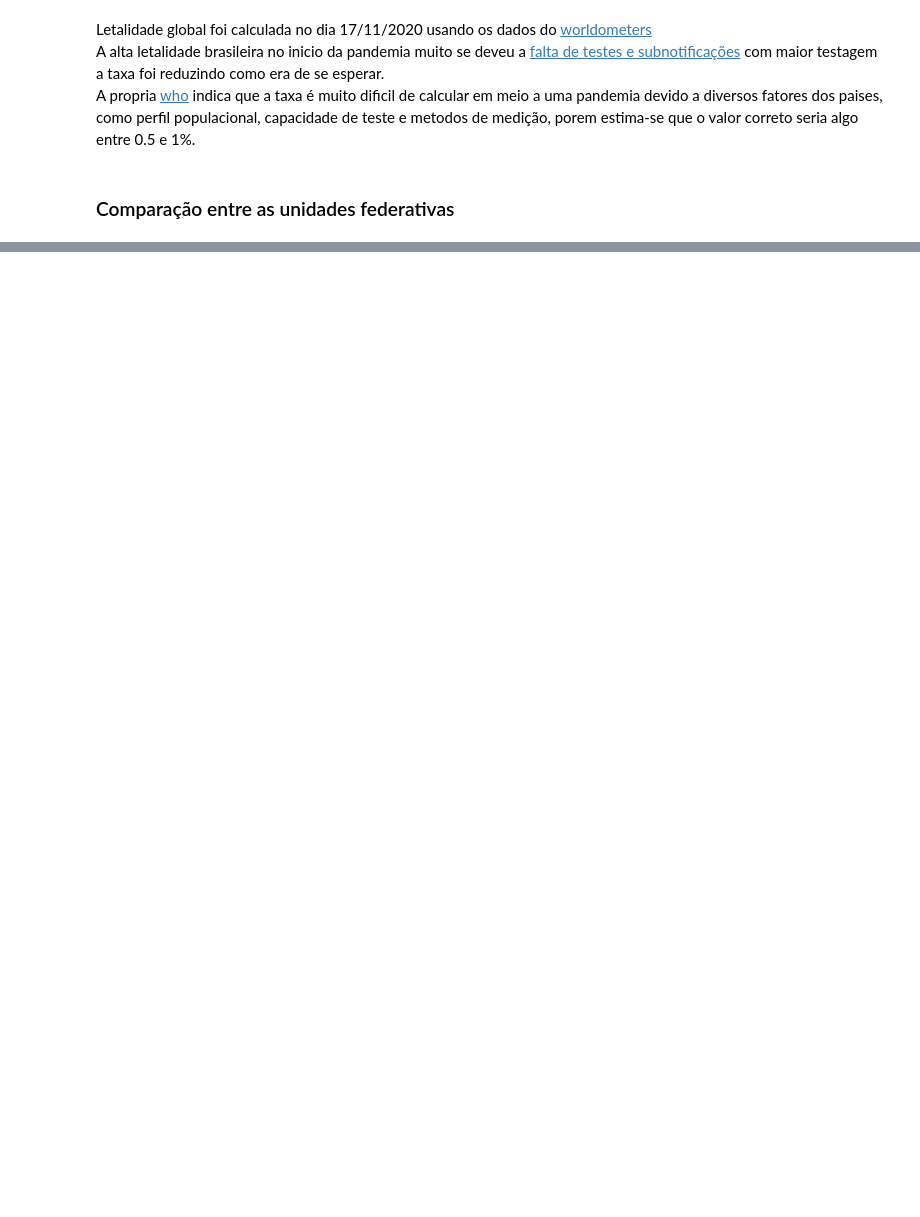
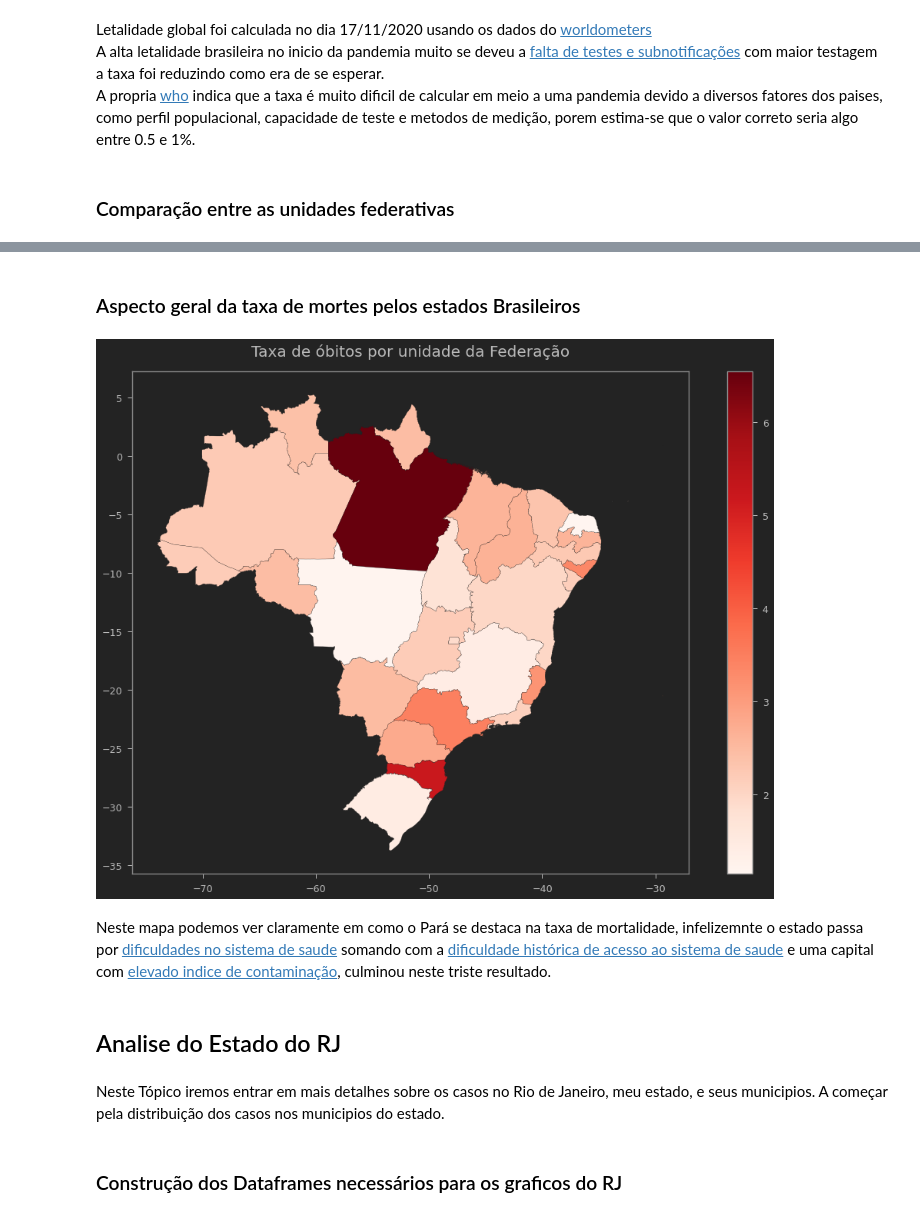
Before and after one commit to Igor-Arantes/Bootcamp-Data-Science-Aplicada, a Jupyter notebook: Igor_Arantes_Desafio_01.ipynb, the cells around one changed output, grey strips where cells are left out. Cells and saved outputs as stored; diff of their text form; code cells hidden in the pictures; blank space fills up the shorter version.

```diff
--- a/Igor_Arantes_Desafio_01.ipynb
+++ b/Igor_Arantes_Desafio_01.ipynb
@@ -27,3 +54,9 @@ dados_covid = pd.read_csv('https://www.dropbox.com/s/6vhga15llnr1wmo/caso_full.c
+# %%
+geo_src = 'https://www.dropbox.com/s/6so56ucaehcekac/bcim_2016_21_11_2018.gpkg?dl=1'
+UF_LIM = gpd.read_file(geo_src,layer='lim_unidade_federacao_a')
+UF_LIM.drop(UF_LIM.columns[0:3],axis=1,inplace=True)
+UF_LIM.drop(UF_LIM.columns[1:8],axis=1,inplace=True)
+UF_LIM.rename(columns={'sigla':'ESTADO'},inplace=True)
 # %% [markdown]
 ### Exploração incial dos dados
 O objetivo de fazer uma exploração inicial na base de dados é identificar o comportamento do datast, falhas, necessidades  de conversão, tamanho das colunas e  outras informações necessárias ao desenvolvimento do projeto
@@ -313,0 +377,20 @@ plt.show()
+# %% [markdown]
+### Aspecto geral da taxa de mortes pelos estados Brasileiros
+# %%
+#Adicionando dados de geometria ao dataframe dos estados
+covid_uf['geometry'] = UF_LIM.sort_values(by='ESTADO')['geometry']
+covid_uf=gpd.GeoDataFrame(covid_uf)
+# %%
+covid_uf.plot(column='death_rate',cmap='Reds', figsize=(18,12),legend=True,edgecolor='k')
+plt.title('Taxa de óbitos por unidade da Federação',pad=20, fontsize=20)
+plt.show()
+# %% [output]
+[figure, added]
+# %% [markdown]
+Neste mapa podemos ver claramente em como o Pará se destaca na taxa de mortalidade, infelizemnte o estado passa por [dificuldades no sistema de saude](https://www.terra.com.br/vida-e-estilo/saude/no-para-mortes-e-atendimento-precario-acentuam-a-covid-19,4fffb6ade65dbcbc68a043c4a85cb6c6u4oghwjd.html) somando com a [dificuldade histórica de acesso ao sistema de saude](http://www.jornalbeiradorio.ufpa.br/novo/index.php/2015/157-2015-03-26-14-05-01/1681-2015-03-26-14-27-46) e uma capital com [elevado indice de contaminação](https://noticias.uol.com.br/saude/ultimas-noticias/redacao/2020/07/02/belem-40-de-contaminados-em-testagem-aposta-em-imunizacao.htm), culminou neste triste resultado.
+# %% [markdown]
+## Analise do Estado do RJ
+# %% [markdown]
+Neste Tópico iremos entrar em mais detalhes sobre os casos no Rio de Janeiro, meu estado, e seus municipios. A começar pela distribuição dos casos nos municipios do estado.
+# %% [markdown]
+### Construção dos Dataframes necessários para os graficos do RJ
```
Also changed, not shown: parts of 29 cells of this notebook.
